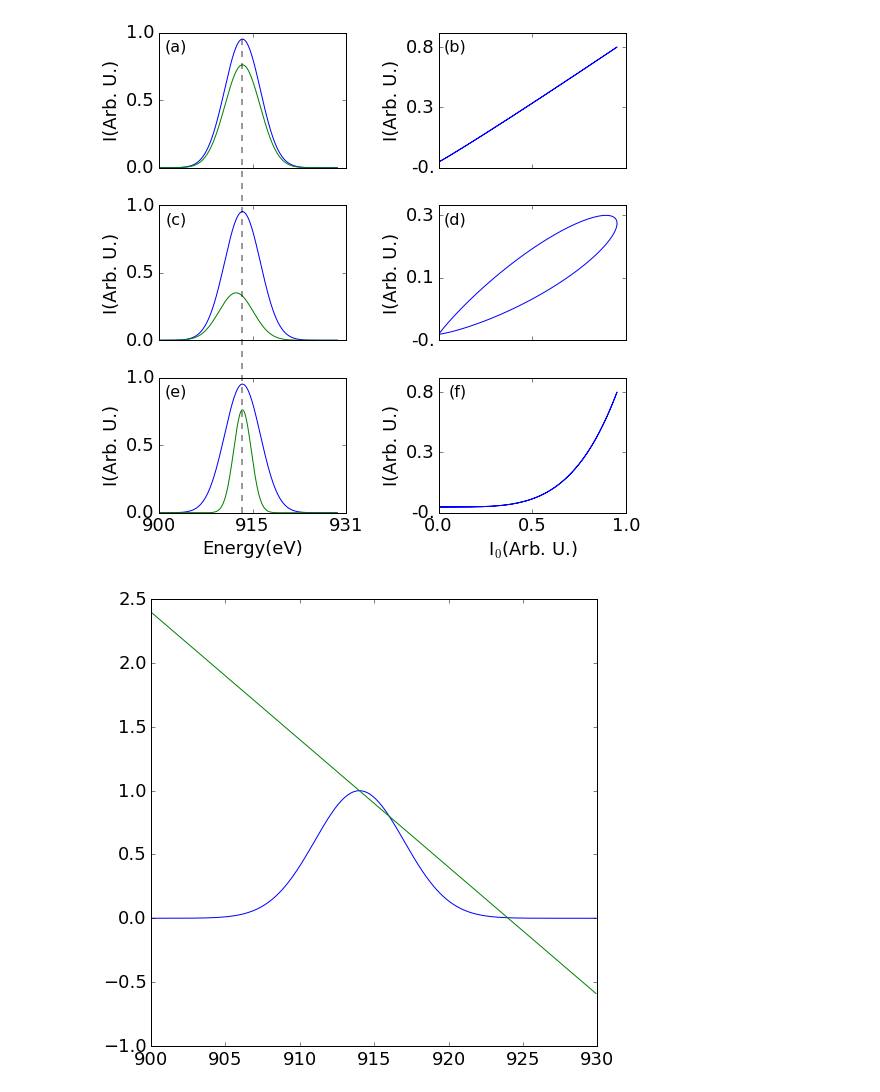
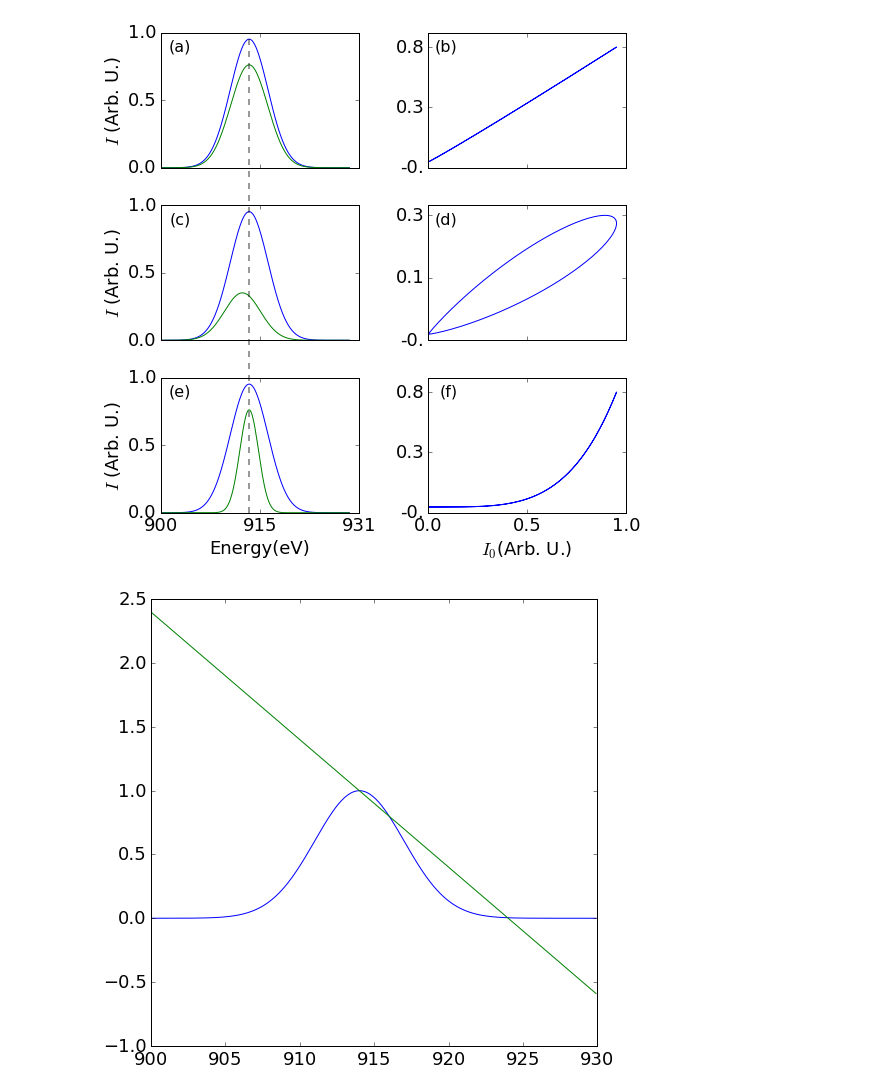
Before and after one commit to sioan/softXRayDataAndControls, a Jupyter notebook: experimentSpecificFiles/sxri0414/for_pub/regression_approach_run60_and_simulation.ipynb, the cells around one changed output. Drawn from its saved outputs; the diff is of its cells as text; code cells hidden in the pictures.

```diff
--- a/experimentSpecificFiles/sxri0414/for_pub/regression_approach_run60_and_simulation.ipynb
+++ b/experimentSpecificFiles/sxri0414/for_pub/regression_approach_run60_and_simulation.ipynb
@@ -26,7 +26,7 @@ mpl.rcParams['figure.figsize'] = (8,8)
 plt.rcParams['image.cmap'] = 'magma'
 #mpl.rcParams['text.usetex'] = True
 #mpl.rcParams['font.family'] = 'Arial'
-#mpl.rcParams['font.serif'] = 'Computer Modern Roman'
+mpl.rcParams['font.serif'] = 'Computer Modern Roman'
 #mpl.rcParams['lines.linewidth'] = 1.5
 mpl.rcParams['font.size'] = 18
 mpl.rcParams['legend.fontsize'] = 10
@@ -43,10 +43,12 @@ I_GMD = gaussian(x,914.0,3.0,1.0)
 
 panel_label = ["(a)","(b)","(c)","(d)","(e)","(f)"]
 
+weird_reindex = [0,2,1]
+
 for i in arange(3):
 
     #print(k+", "+str(i))
-    k = list(my_gauss_parameters.keys())[i]
+    k = list(my_gauss_parameters.keys())[weird_reindex[i]]
 
     I_APD = 0.8*I_GMD*gaussian(x,my_gauss_parameters[k][0],my_gauss_parameters[k][1],1.0)
     #I_APD = I_GMD*(1-(arange(900,930,0.1)-914.0)/10.0)
@@ -61,7 +63,7 @@ for i in arange(3):
     left_panels.plot(x,I_GMD)
     left_panels.plot(x,I_APD)
     left_panels.set_ylim(0,max(I_GMD))
-    left_panels.set_ylabel("I(Arb. U.)")
+    left_panels.set_ylabel("$I$ (Arb. U.)")
     #axarr_twin=left_panels.twinx()
     #axarr_twin.plot(x,I_APD,'g-')
     #axarr_twin.set_xlim(906,924)
@@ -77,37 +79,37 @@ for i in arange(3):
     right_panels.plot(I_GMD,I_APD)
     right_panels.set_xlim(0.0,1.0)
 
-    right_panels.set_ylabel("I(Arb. U.)")
+    #right_panels.set_ylabel("$I$(Arb. U.)")
 
     right_panels.set_xlim(max(I_GMD)*0.05,max(I_GMD))
 
     right_panels.set_xticks(new_x_ticks)
     right_panels.set_xticklabels([])
 
 
     right_panels.set_yticks(new_y_ticks)
     right_panels.set_yticklabels([str(j)[:3] for j in new_y_ticks])
     #left_panels.set_title(k)
 
     axarr[i,0].text(0.15, 0.95, panel_label[2*i], transform=axarr[i,0].transAxes,fontsize=16, fontweight='normal', va='top', ha='right')
     axarr[i,1].text(0.15, 0.95, panel_label[2*i+1], transform=axarr[i,1].transAxes,fontsize=16, fontweight='normal', va='top', ha='right')
 
 left_panels.set_xlabel("Energy(eV)")
 left_panels.set_xticks(new_e_ticks)
 left_panels.set_xticklabels([str(j)[:3] for j in new_e_ticks])
 left_panels.axvline(x=914,color='k',linewidth=2,ymin=0,ymax=3.55,clip_on=False,alpha=0.4,linestyle='dashed')
 
 right_panels.set_xlim(max(I_GMD)*0.05,max(I_GMD))
 right_panels.set_xticks(new_x_ticks)
 right_panels.set_xticklabels([str(j)[:3] for j in new_x_ticks])
 
-right_panels.set_xlabel("I$_{0}$(Arb. U.)")
+right_panels.set_xlabel("$I_{0}$(Arb. U.)")
 
 
 tight_layout()
 show()
 # %% [output]
-[figure, old version]
+[figure, new version]
 # %%
 plot(x,I_GMD)
 e_line = (1-(arange(900,930,0.1)-914.0)/10.0)
```
Also changed, not shown: 3 other files.
